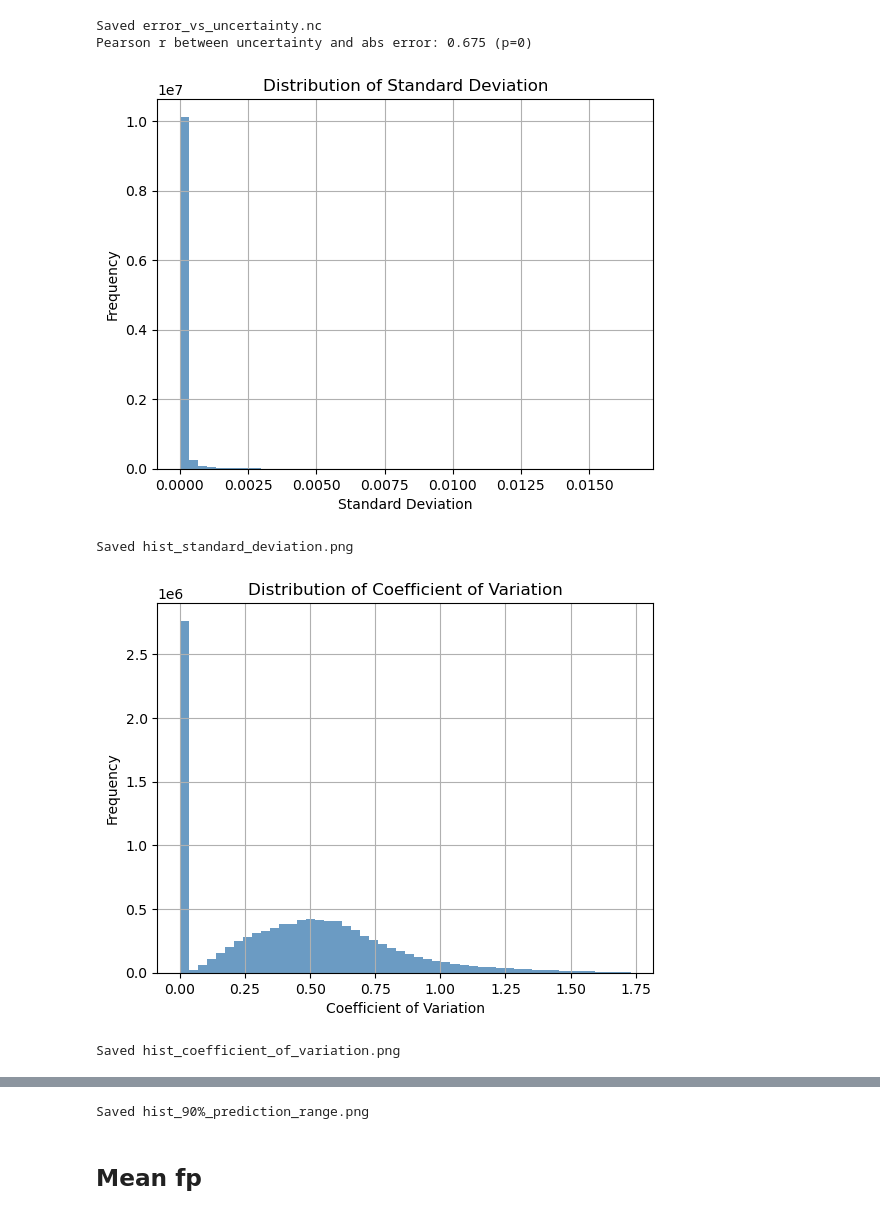
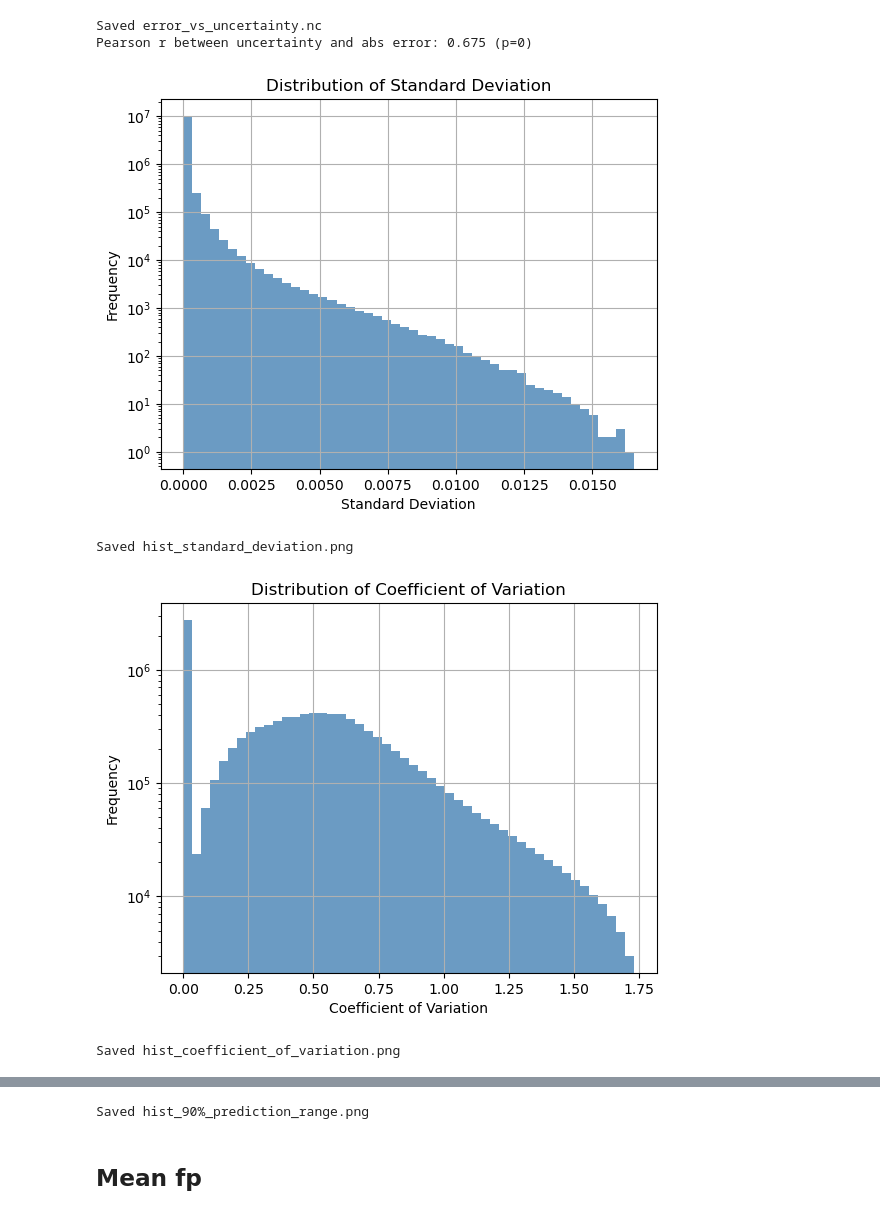
Before and after one commit to GATES-Lab/GATES_LPDM_emulator, a Jupyter notebook: notebooks/uncertainty_fluxes.ipynb, the cells around one changed output, grey strips where cells are left out. Drawn from its saved outputs; the diff is of its cells as text; code cells hidden in the pictures.

Commit message:
Plot histograms on log scale

```diff
--- a/notebooks/uncertainty_fluxes.ipynb
+++ b/notebooks/uncertainty_fluxes.ipynb
@@ -495,25 +493,26 @@ Pearson r between uncertainty and abs error: 0.675 (p=0)
 # %%
 # Histograms showing distributions of uncertainty metrics, aggregated over time
 histograms = {
     "Standard Deviation": summary_ds["std_deviation"].values.flatten(),
     "Coefficient of Variation": summary_ds["coefficient_of_variation"].values.flatten(),
     "90% Prediction Range": summary_ds["range_90"].values.flatten()
 }
 
 for name, values in histograms.items():
     plt.figure()
     plt.hist(values, bins=50, color="steelblue", alpha=0.8)
+    plt.yscale("log")
     plt.title(f"Distribution of {name}")
     plt.xlabel(name)
     plt.ylabel("Frequency")
     plt.grid(True)
     filename = f"hist_{name.lower().replace(' ', '_')}.png"
     plt.savefig(save_path(filename))
     plt.show()
     plt.close()
     print(f"Saved {filename}")
 # %% [output]
-[figure, old version]
+[figure, new version]
 Saved hist_standard_deviation.png
-[figure, old version]
+[figure, new version]
 Saved hist_coefficient_of_variation.png
```
Also changed, not shown: parts of 4 cells of this notebook.
